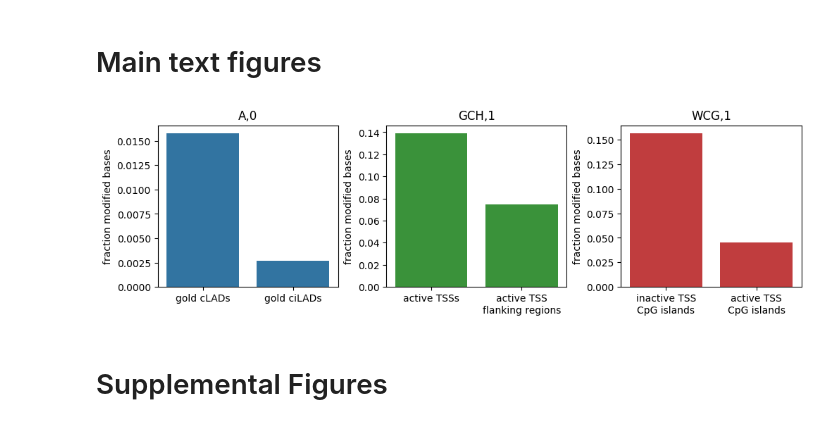
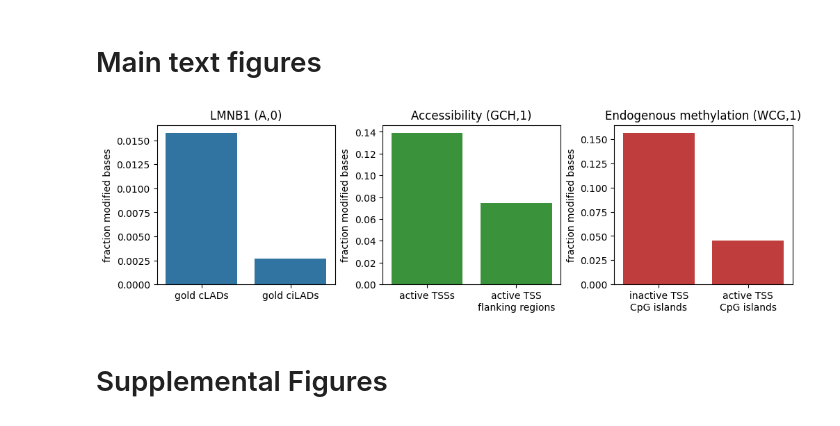
Before and after one commit to streetslab/multimodal-dimelo, a Jupyter notebook: LMNB1_analysis.ipynb, the cells around one changed output. Saved outputs shown, nothing was run; the diff lists cells and outputs as text; code cells hidden in the pictures.

Commit message:
Improved plot titles

```diff
--- a/LMNB1_analysis.ipynb
+++ b/LMNB1_analysis.ipynb
@@ -87,37 +87,37 @@ plot_enrichment.plot_enrichment(
     regions_list=[condition_dict["bed_file"] for condition_dict in A_dicts],
     motifs=[condition_dict["motif"] for condition_dict in A_dicts],
     sample_names=[condition_dict["id"] for condition_dict in A_dicts],
     palette = {condition_dict["id"]: plotting.default_palette_map[condition_dict["motif"]] for condition_dict in A_dicts},
     quiet=True,
     ax=axes[0]
 )
-axes[0].set_title("A,0")
+axes[0].set_title("LMNB1 (A,0)")
 plot_enrichment.plot_enrichment(
     mod_file_names=[config.processed_data_dir / f"pileup.{lmnb1_bam_file.stem}.{condition_dict['bed_file'].stem}" / "pileup.sorted.bed.gz" for condition_dict in GC_dicts],
     regions_list=[condition_dict["bed_file"] for condition_dict in GC_dicts],
     motifs=[condition_dict["motif"] for condition_dict in GC_dicts],
     sample_names=[condition_dict["id"] for condition_dict in GC_dicts],
     palette = {condition_dict["id"]: plotting.default_palette_map[condition_dict["motif"]] for condition_dict in GC_dicts},
     quiet=True,
     ax=axes[1]
 )
-axes[1].set_title("GCH,1")
+axes[1].set_title("Accessibility (GCH,1)")
 plot_enrichment.plot_enrichment(
     mod_file_names=[config.processed_data_dir / f"pileup.{lmnb1_bam_file.stem}.{condition_dict['bed_file'].stem}" / "pileup.sorted.bed.gz" for condition_dict in CG_dicts],
     regions_list=[condition_dict["bed_file"] for condition_dict in CG_dicts],
     motifs=[condition_dict["motif"] for condition_dict in CG_dicts],
     sample_names=[condition_dict["id"] for condition_dict in CG_dicts],
     palette = {condition_dict["id"]: plotting.default_palette_map[condition_dict["motif"]] for condition_dict in CG_dicts},
     quiet=True,
     ax=axes[2]
 )
-axes[2].set_title("WCG,1")
+axes[2].set_title("Endogenous methylation (WCG,1)")
 
 plt.savefig(config.figure_dir / "lmnb1.plot_enrichment.svg")
 plt.show()
 plt.close()
 # %% [output]
-[figure, old version]
+[figure, new version]
 # %% [markdown]
 # Supplemental Figures
 # %%
```
Also changed, not shown: parts of 2 cells of this notebook, 1 other file.
